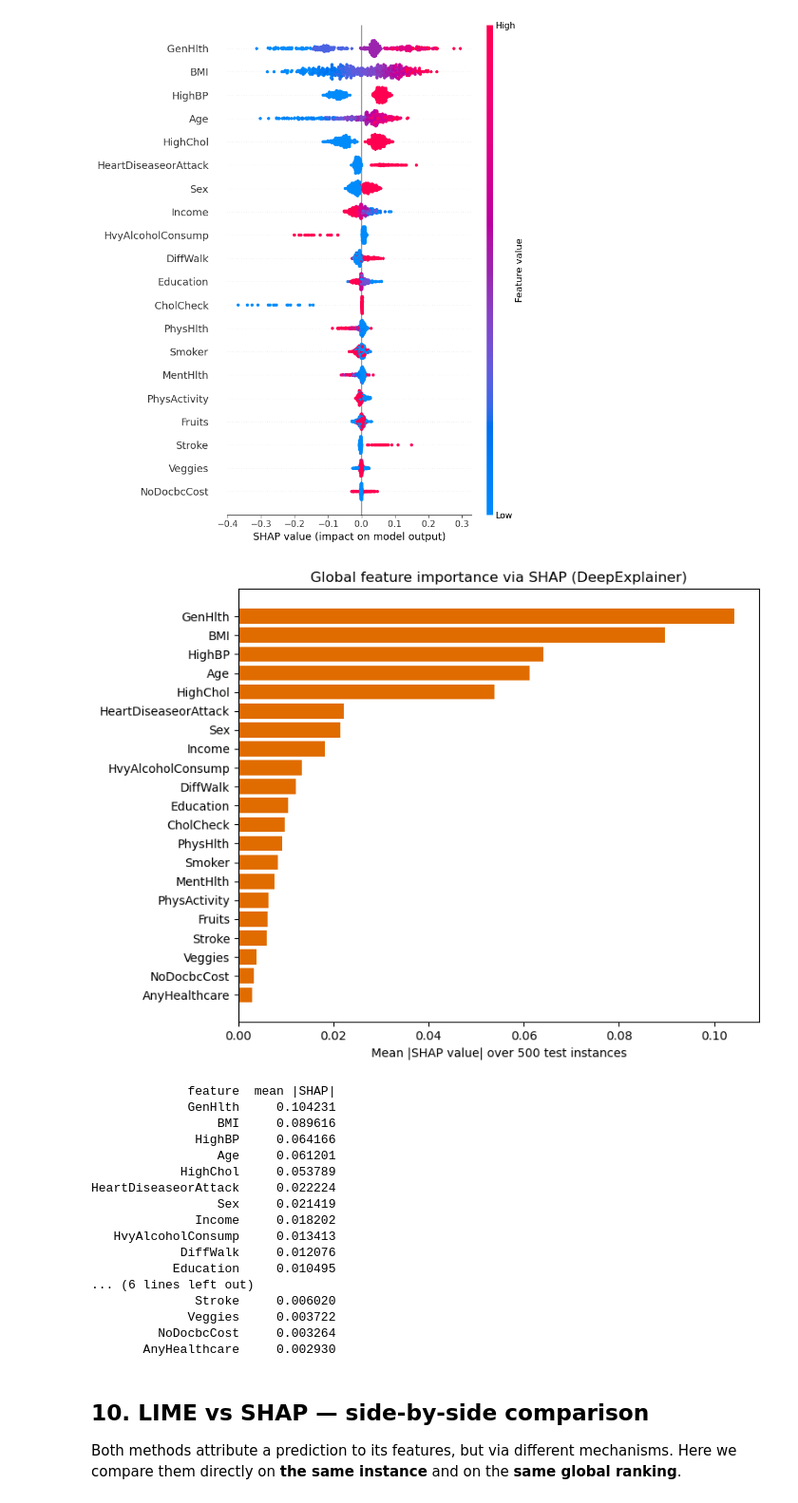
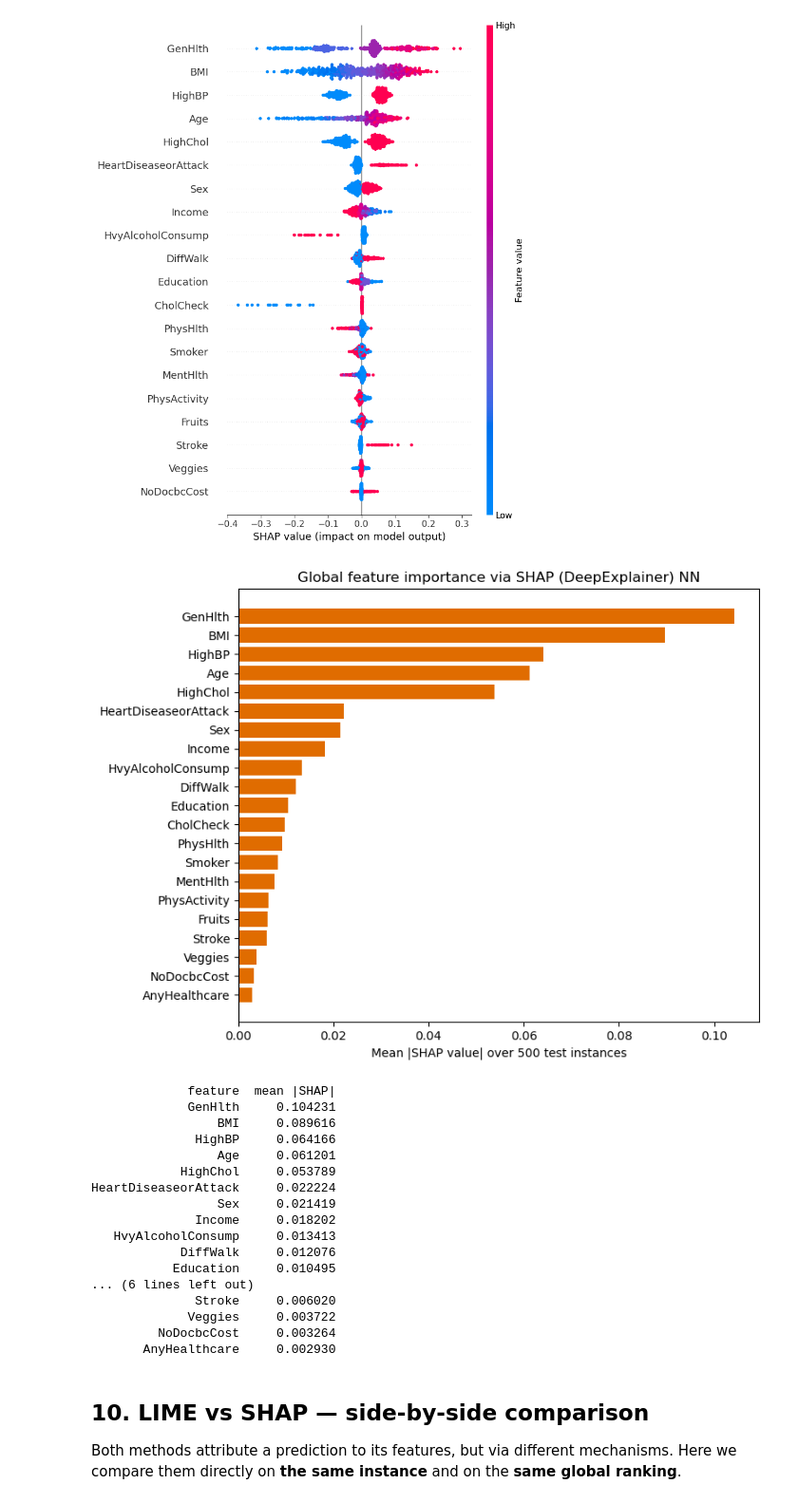
Before and after one commit to nosywe-byte/Project-1-XAI, a Jupyter notebook: NN analysis.ipynb, the cells around one changed output. Shown at 95% size. Saved outputs shown, nothing was run; the diff lists cells and outputs as text; code cells hidden in the pictures.

```diff
--- a/NN analysis.ipynb
+++ b/NN analysis.ipynb
@@ -470,19 +472,19 @@ shap.summary_plot(sv_pos_all, X_test_raw[:N_SHAP], feature_names=FEATURE_COLS)
 # %%
 mean_abs_shap = np.mean(np.abs(sv_pos_all), axis=0)
 shap_global_df = pd.DataFrame({
     'feature': FEATURE_COLS,
     'mean |SHAP|': mean_abs_shap,
 }).sort_values('mean |SHAP|', ascending=False).reset_index(drop=True)
 
 fig, ax = plt.subplots(figsize=(8, 6))
 ax.barh(shap_global_df['feature'][::-1], shap_global_df['mean |SHAP|'][::-1], color='#e06c00')
 ax.set_xlabel(f'Mean |SHAP value| over {N_SHAP} test instances')
-ax.set_title('Global feature importance via SHAP (DeepExplainer)')
+ax.set_title('Global feature importance via SHAP (DeepExplainer) NN')
 plt.tight_layout()
 plt.show()
 print(shap_global_df.to_string(index=False))
 # %% [output]
-[figure, old version]
+[figure, new version]
              feature  mean |SHAP|
              GenHlth     0.104231
                  BMI     0.089616
```
Also changed, not shown: parts of 6 cells of this notebook, 2 other files.
